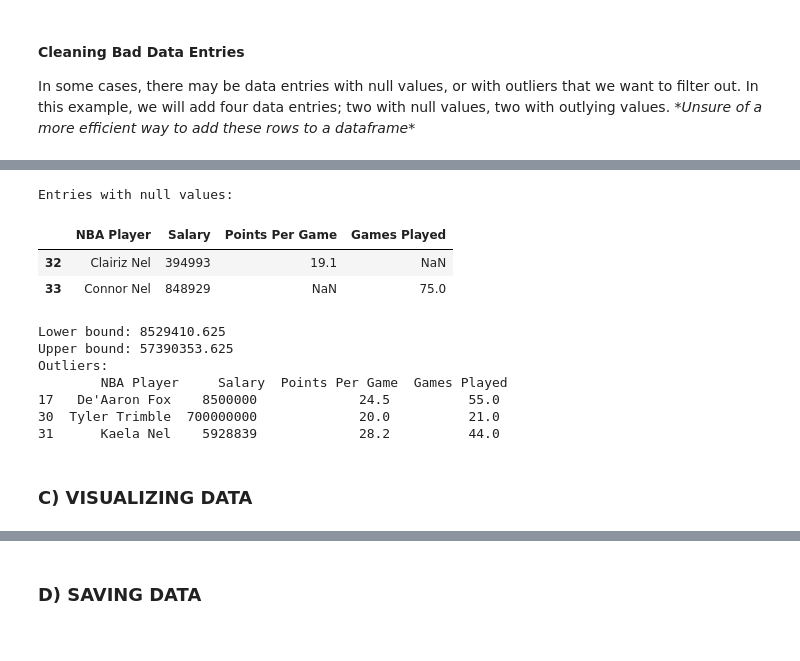
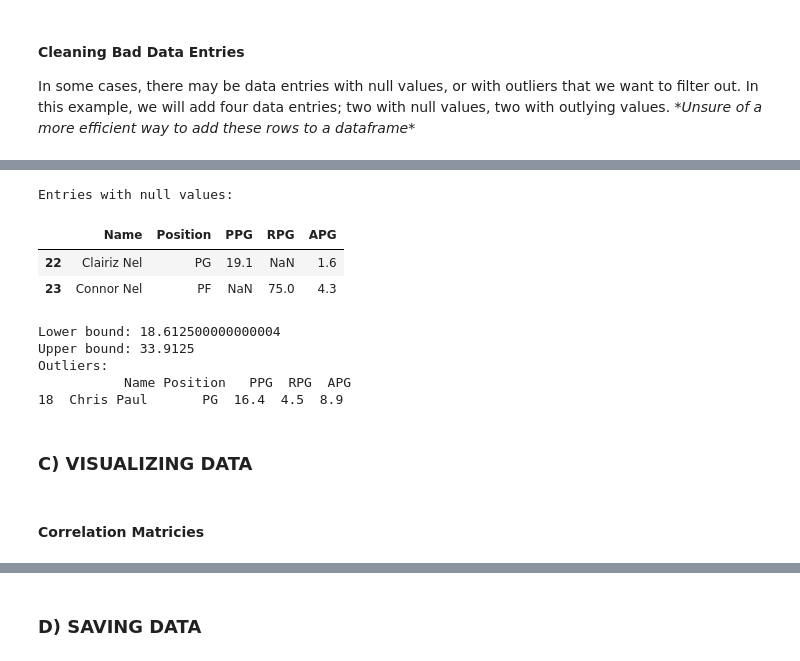
Before and after one commit to tyler-trimble/data_analysis, a Jupyter notebook: Basics_Overview.ipynb, the cells around one changed output, grey strips where cells are left out. Saved outputs shown, nothing was run; the diff lists cells and outputs as text; code cells hidden in the pictures.

```diff
--- a/Basics_Overview.ipynb
+++ b/Basics_Overview.ipynb
@@ -15,7 +17,7 @@ The first step is to read in the data that has been collected. To do this we wil
 Reading in a CSV file and an Excel spreadsheet
 # %%
 # Read in csv file stored in data_analysis/data_samples
-csv_input = './Data Samples/nba_players.csv'
+csv_input = './Data Samples/nba_stats.csv'
 csv_df = pd.read_csv(csv_input)
 
 # Display the new DataFrame
@@ -123,10 +151,10 @@ In some cases, there may be data entries with null values, or with outliers that
 # %%
 # First, we add the bad data entries into a list
 new_entries = [
-    {'NBA Player': 'Tyler Trimble', 'Salary': 700000000, 'Points Per Game': 20, 'Games Played': 21},
-    {'NBA Player': 'Kaela Nel', 'Salary': 5928839, 'Points Per Game': 28.2, 'Games Played': 44},
-    {'NBA Player': 'Clairiz Nel', 'Salary': 394993, 'Points Per Game': 19.1, 'Games Played': None},
-    {'NBA Player': 'Connor Nel', 'Salary': 848929, 'Points Per Game': None, 'Games Played': 75},
+    {'Name': 'Tyler Trimble', 'Position': 'PF', 'PPG': 22, 'RPG': 11, 'APG': 2.3},
+    {'Name': 'Kaela Nel', 'Position': 'SF', 'PPG': 28.2, 'RPG': 6.5, 'APG': 1.9},
+    {'Name': 'Clairiz Nel', 'Position': 'PG', 'PPG': 19.1, 'RPG': None, 'APG': 1.6},
+    {'Name': 'Connor Nel', 'Position': 'PF', 'PPG': None, 'RPG': 75, 'APG': 4.3},
 ]
 
 # Create a temporary dataframe that holds the new entries
@@ -153,39 +181,39 @@ Now that the four bad values have been added, we want to first clean all rows wi
 # %%
 # Display rows with null values
 print(f"Entries with null values:")
 display(df[df.isnull().any(axis=1)])
 
 # Delete any rows with null values
 df = df.dropna()
 
 # Function to filter outliers based on interquartile range (IQR)
 def filter_outliers(df, column):
     Q1 = df[column].quantile(0.25)
     Q3 = df[column].quantile(0.75)
     IQR = Q3 - Q1
     lower_bound = Q1 - 1.5 * IQR
     upper_bound = Q3 + 1.5 * IQR
 
     print(f"Lower bound: {lower_bound}")
     print(f"Upper bound: {upper_bound}")
     print(f"Outliers:\n {df[(df[column] < lower_bound) | (df[column] > upper_bound)]}")
 
     return df[(df[column] >= lower_bound) & (df[column] <= upper_bound)]
 
 # Filter outliers in the 'Salary' column
-df_filtered = filter_outliers(df, 'Salary')
+df_filtered = filter_outliers(df, 'PPG')
 # display(df_filtered)
 # %% [output]
 Entries with null values:
-|  | NBA Player | Salary | Points Per Game | Games Played |
-| 32 | Clairiz Nel | 394993 | 19.1 | NaN |
-| 33 | Connor Nel | 848929 | NaN | 75.0 |
+|  | Name | Position | PPG | RPG | APG |
+| 22 | Clairiz Nel | PG | 19.1 | NaN | 1.6 |
+| 23 | Connor Nel | PF | NaN | 75.0 | 4.3 |
-Lower bound: 8529410.625
-Upper bound: 57390353.625
+Lower bound: 18.612500000000004
+Upper bound: 33.9125
 Outliers:
-        NBA Player     Salary  Points Per Game  Games Played
-17   De'Aaron Fox    8500000             24.5          55.0
-30  Tyler Trimble  700000000             20.0          21.0
-31      Kaela Nel    5928839             28.2          44.0
+           Name Position   PPG  RPG  APG
+18  Chris Paul       PG  16.4  4.5  8.9
 # %% [markdown]
 ### C) VISUALIZING DATA
+# %% [markdown]
+#### Correlation Matricies
```
Also changed, not shown: parts of 11 cells of this notebook, 1 other file.
